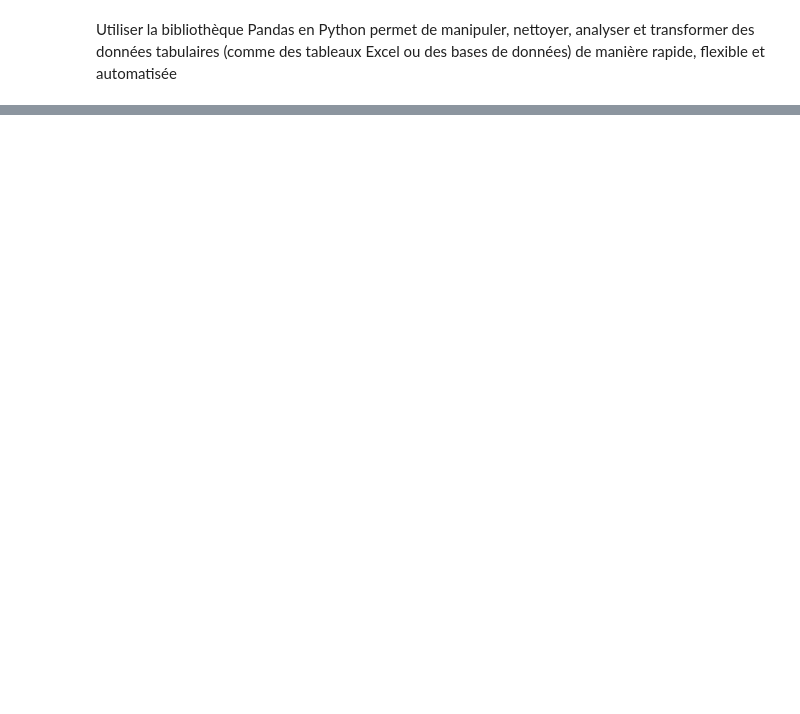
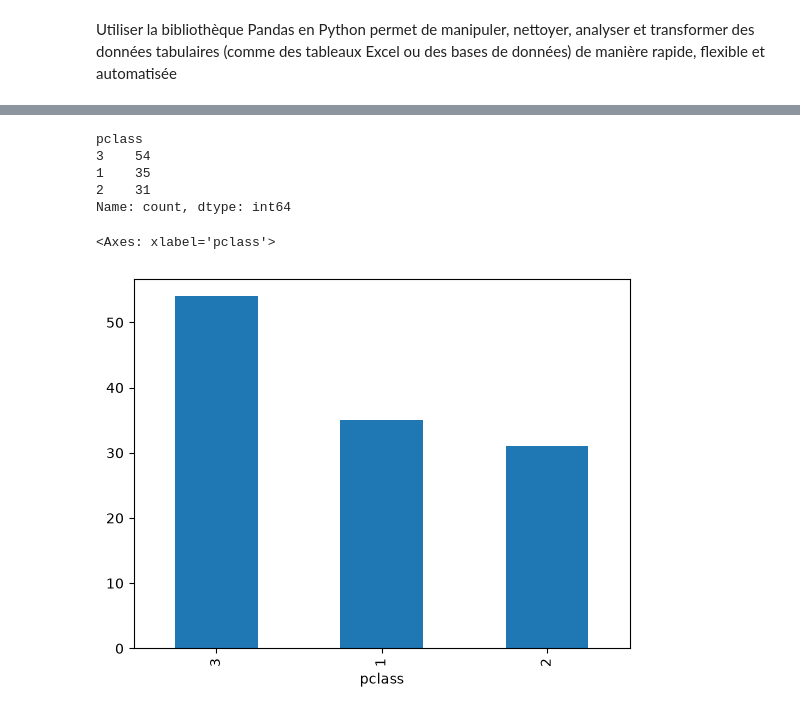
Before and after one commit to Balde44-art/Intro2Python, a Jupyter notebook: lesson_5.ipynb, the cells around one changed output, grey strips where cells are left out. Drawn from its saved outputs; the diff is of its cells as text; code cells hidden in the pictures; blank space fills up the shorter version.

```diff
--- a/lesson_5.ipynb
+++ b/lesson_5.ipynb
@@ -10,0 +20,2 @@ FileNotFoundError: [Errno 2] No such file or directory: 'Intro2Python/titanic3.x
+# %%
+data = pd.read_excel('dataset/titanic.xls')
@@ -10,0 +48,5 @@ FileNotFoundError: [Errno 2] No such file or directory: 'Intro2Python/titanic3.x
+# %%
+data = data.drop(columns=[
+    'name', 'sibsp', 'parch', 'ticket', 'fare',
+    'cabin', 'embarked', 'boat', 'home.dest'
+])
@@ -10,0 +83,2 @@ FileNotFoundError: [Errno 2] No such file or directory: 'Intro2Python/titanic3.x
+# %%
+data = data.dropna(axis =0)
@@ -10,0 +104,15 @@ FileNotFoundError: [Errno 2] No such file or directory: 'Intro2Python/titanic3.x
+# %%
+#pour connaître le nombre de personne dans une classe expécifiques par exemple classe1,classe2
+data['pclass'].value_counts()
+# %% [output]
+pclass
+3    54
+1    35
+2    31
+Name: count, dtype: int64
+# %%
+# si on veux présenter les donnée sous former de graphiques
+data['pclass'].value_counts().plot.bar()
+# %% [output]
+<Axes: xlabel='pclass'>
+[figure, added]
```
Also changed, not shown: parts of 19 cells of this notebook, 2 other files.
